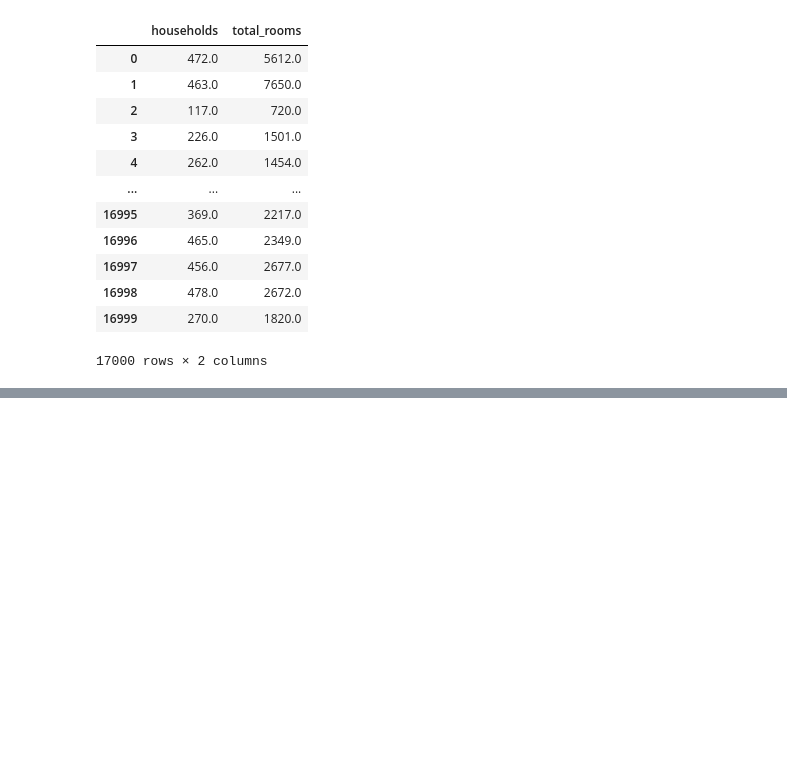
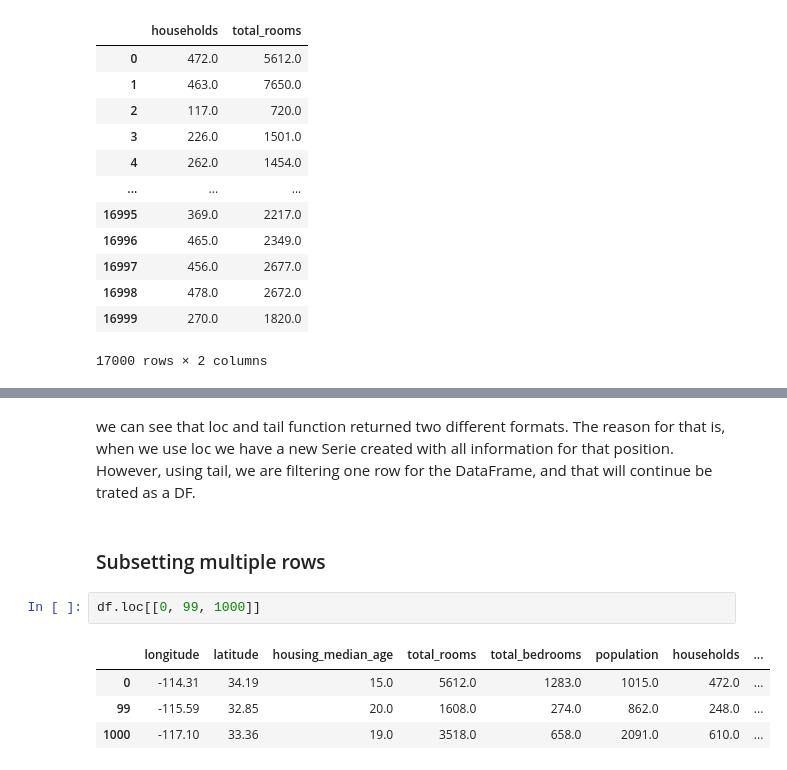
Before and after one commit to eduardagoulart/pandas_study, a Jupyter notebook: datas.ipynb, the cells around one changed output, grey strips where cells are left out. Saved outputs shown, nothing was run; the diff lists cells and outputs as text; blank space fills up the shorter version.

```diff
--- a/datas.ipynb
+++ b/datas.ipynb
@@ -128,0 +188,11 @@ new_df
+# %% [markdown]
+we can see that loc and tail function returned two different formats. The reason for that is, when we use loc we have a new Serie created with all information for that position. However, using tail, we are filtering one row for the DataFrame, and that will continue be trated as a DF.
+# %% [markdown]
+### Subsetting multiple rows
+# %%
+df.loc[[0, 99, 1000]]
+# %% [output]
+|  | longitude | latitude | housing_median_age | total_rooms | total_bedrooms | population | households | ... |
+| 0 | -114.31 | 34.19 | 15.0 | 5612.0 | 1283.0 | 1015.0 | 472.0 | ... |
+| 99 | -115.59 | 32.85 | 20.0 | 1608.0 | 274.0 | 862.0 | 248.0 | ... |
+| 1000 | -117.10 | 33.36 | 19.0 | 3518.0 | 658.0 | 2091.0 | 610.0 | ... |
```
Also changed, not shown: parts of 14 cells of this notebook.
